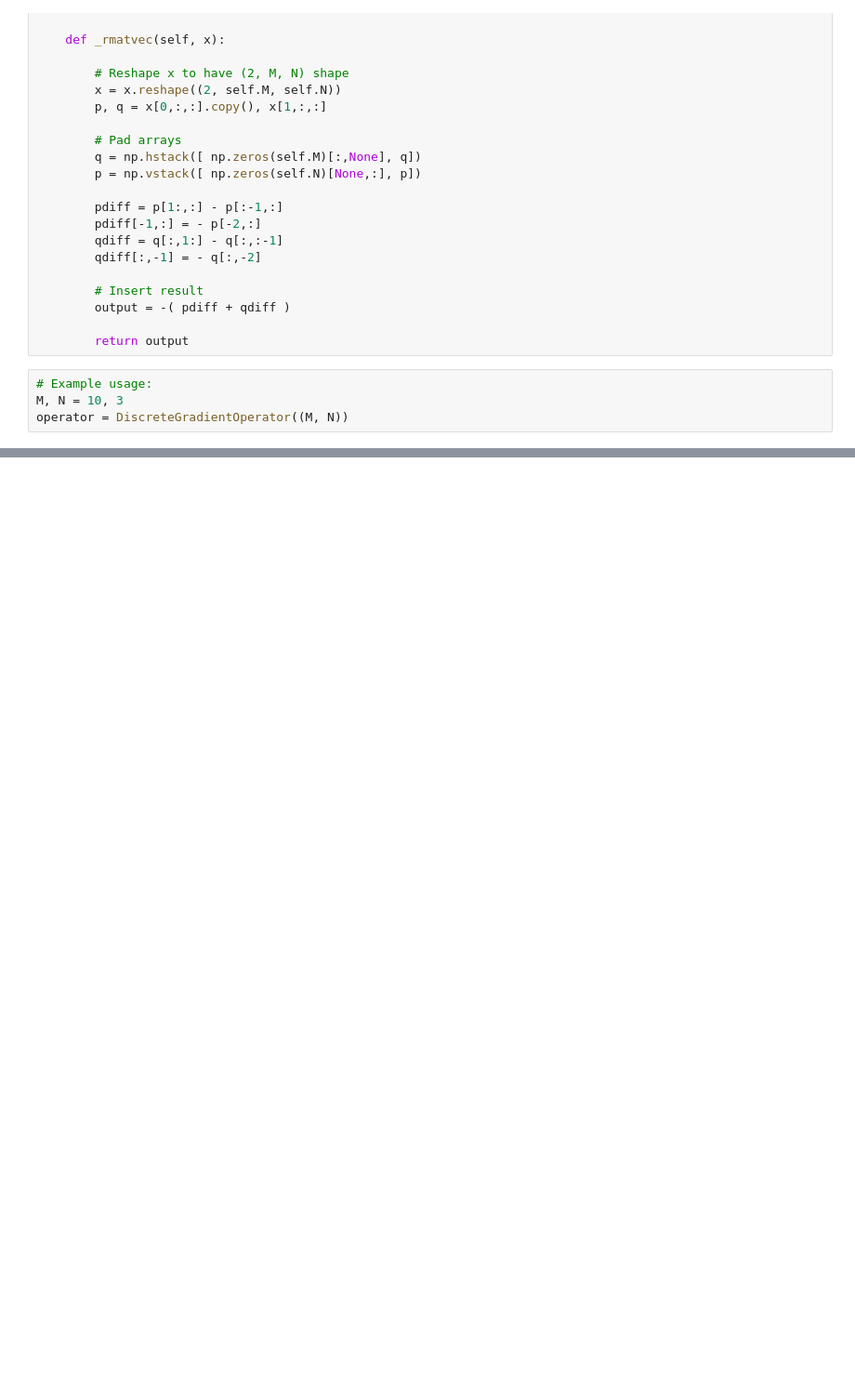
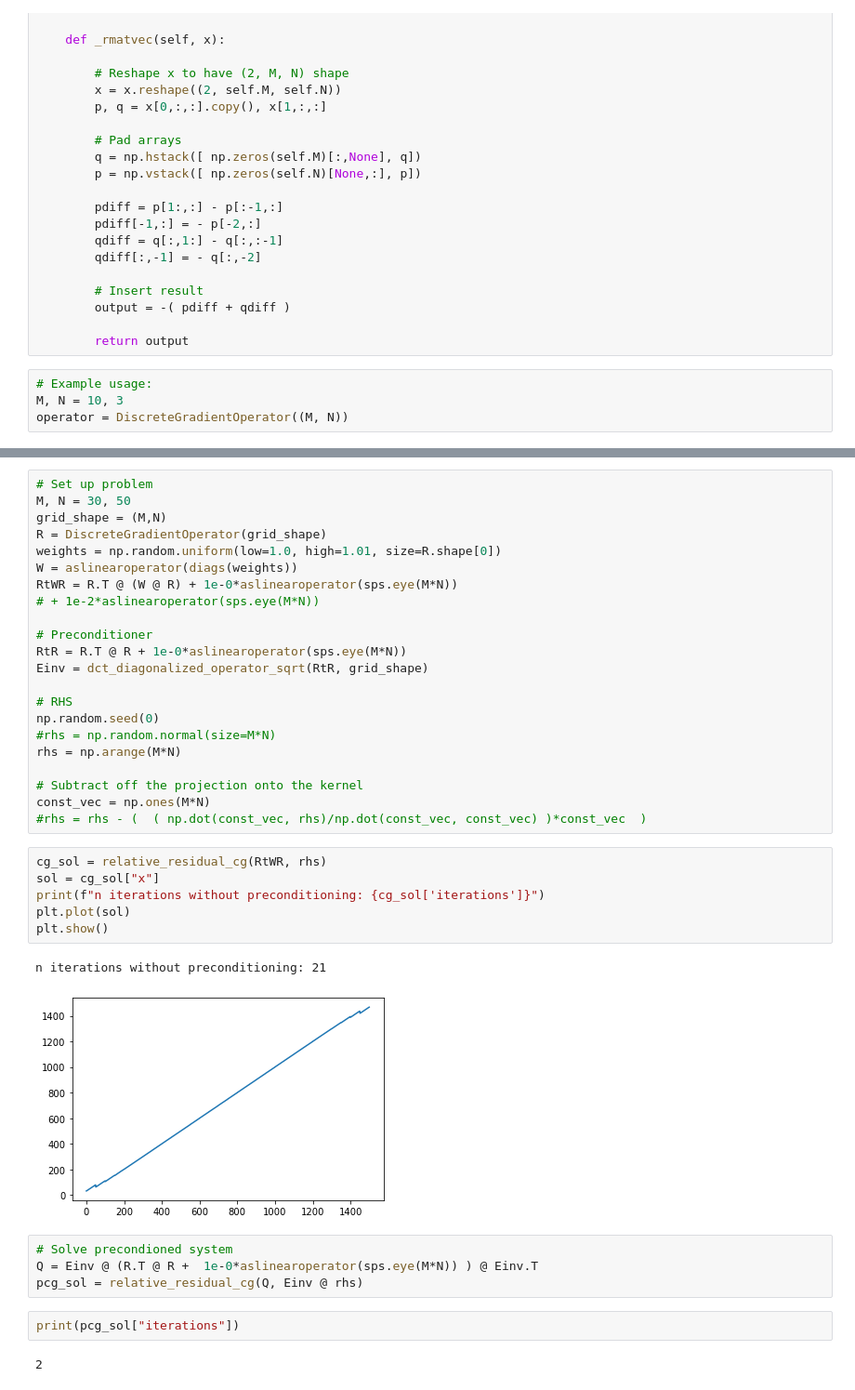
Before and after one commit to henrymorris120/Interferometry-and-Phase-Unwrapping-Research, a Jupyter notebook: dev/ghiglia/gradient_operator.ipynb, the cells around one changed output, grey strips where cells are left out. Shown: that part at 93% size. Cells and saved outputs as stored; diff of their text form; blank space fills up the shorter version.

```diff
--- a/dev/ghiglia/gradient_operator.ipynb
+++ b/dev/ghiglia/gradient_operator.ipynb
@@ -58,0 +191,39 @@ for j in range(10):
+# %%
+# Set up problem
+M, N = 30, 50
+grid_shape = (M,N)
+R = DiscreteGradientOperator(grid_shape)
+weights = np.random.uniform(low=1.0, high=1.01, size=R.shape[0])
+W = aslinearoperator(diags(weights))
+RtWR = R.T @ (W @ R) + 1e-0*aslinearoperator(sps.eye(M*N))
+# + 1e-2*aslinearoperator(sps.eye(M*N))
+
+# Preconditioner
+RtR = R.T @ R + 1e-0*aslinearoperator(sps.eye(M*N))
+Einv = dct_diagonalized_operator_sqrt(RtR, grid_shape)
+
+# RHS
+np.random.seed(0)
+#rhs = np.random.normal(size=M*N)
+rhs = np.arange(M*N)
+
+# Subtract off the projection onto the kernel
+const_vec = np.ones(M*N)
+#rhs = rhs - (  ( np.dot(const_vec, rhs)/np.dot(const_vec, const_vec) )*const_vec  )
+# %%
+cg_sol = relative_residual_cg(RtWR, rhs)
+sol = cg_sol["x"]
+print(f"n iterations without preconditioning: {cg_sol['iterations']}")
+plt.plot(sol)
+plt.show()
+# %% [output]
+n iterations without preconditioning: 21
+[figure, added]
+# %%
+# Solve precondioned system
+Q = Einv @ (R.T @ R +  1e-0*aslinearoperator(sps.eye(M*N)) ) @ Einv.T
+pcg_sol = relative_residual_cg(Q, Einv @ rhs)
+# %%
+print(pcg_sol["iterations"])
+# %% [output]
+2
```
Also changed, not shown: parts of 19 cells of this notebook, 8 other files.
